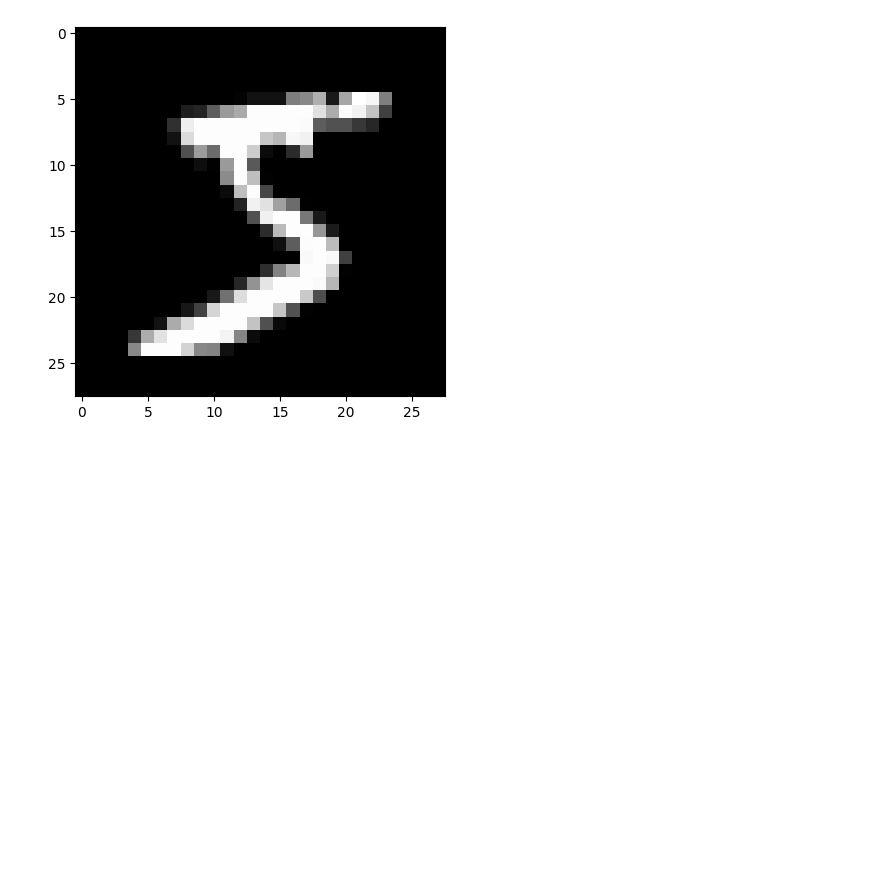
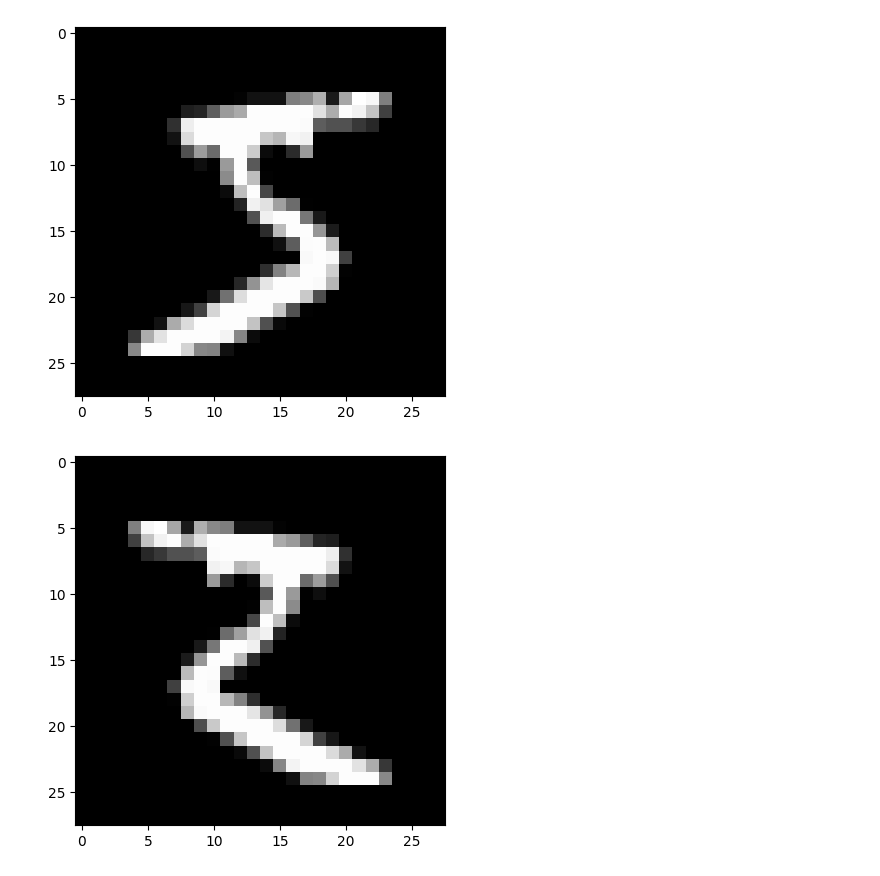
Before and after one commit to Ankowa/TMA4267_task_3, a Jupyter notebook: stg.ipynb, the cells around one changed output. Drawn from its saved outputs; the diff is of its cells as text; code cells hidden in the pictures; blank space fills up the shorter version.

```diff
--- a/stg.ipynb
+++ b/stg.ipynb
@@ -44,6 +45,10 @@ import matplotlib.pyplot as plt
 plt.imshow(X.values.reshape(-1, 28, 28)[0], cmap="gray");
 # %% [output]
 [figure]
+# %%
+plt.imshow(X.values.reshape(-1, 28, 28)[0][:, ::-1], cmap="gray");
+# %% [output]
+[figure, added]
 # %%
 from sklearn.model_selection import train_test_split
 def train_test_data(X, y, test_size=10_000, seed=123):
```
Also changed, not shown: parts of 8 cells of this notebook, 1 other file.
